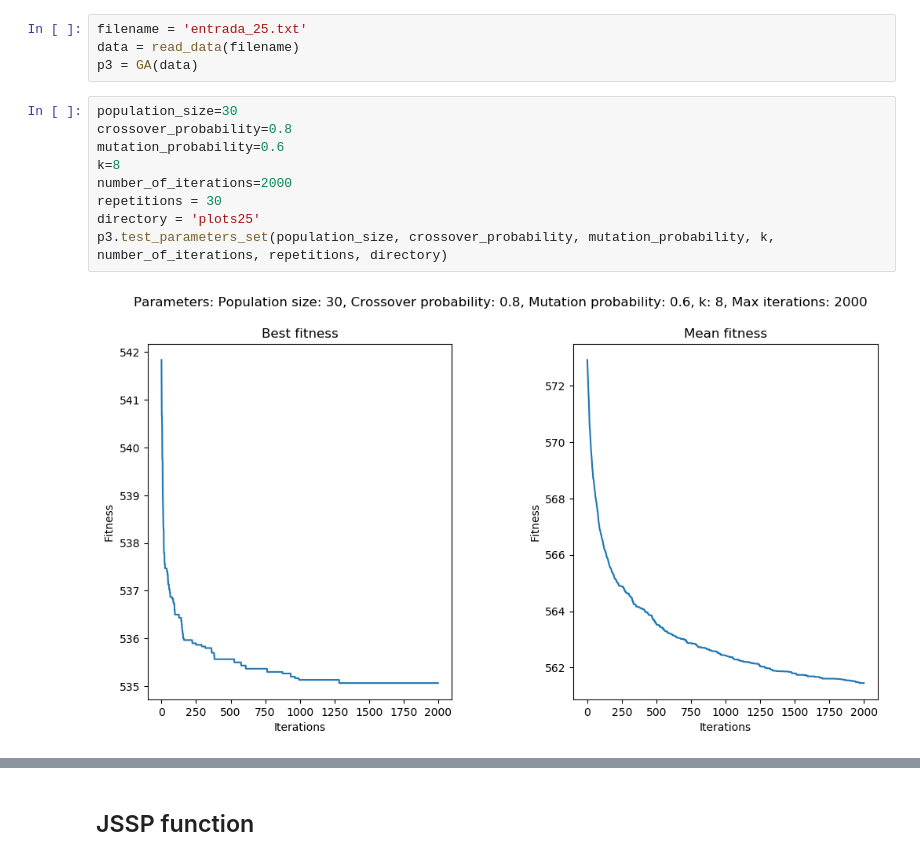
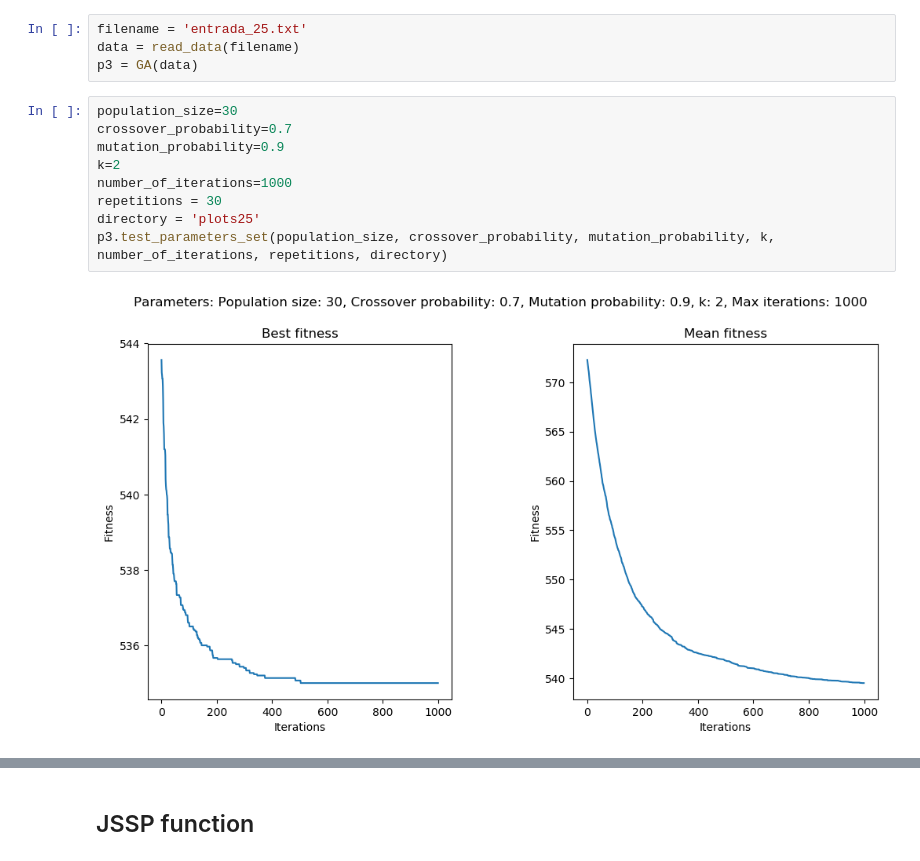
Before and after one commit to luizduducoelho/JSSP_evolutionary, a Jupyter notebook: JSSP.ipynb, the cells around one changed output, grey strips where cells are left out. Cells and saved outputs as stored; diff of their text form.

```diff
--- a/JSSP.ipynb
+++ b/JSSP.ipynb
@@ -245,15 +249,15 @@ data = read_data(filename)
 p3 = GA(data)
 # %%
 population_size=30
-crossover_probability=0.8
-mutation_probability=0.6
-k=8
-number_of_iterations=2000
+crossover_probability=0.7
+mutation_probability=0.9
+k=2
+number_of_iterations=1000
 repetitions = 30
 directory = 'plots25'
 p3.test_parameters_set(population_size, crossover_probability, mutation_probability, k, number_of_iterations, repetitions, directory)
 # %% [output]
-[figure, old version]
+[figure, new version]
 # %%
 print("Best: ", min(p3.population_fitness), p3.population[np.argmin(p3.population_fitness)])
 # %% [output]
```
Also changed, not shown: parts of 5 cells of this notebook.
